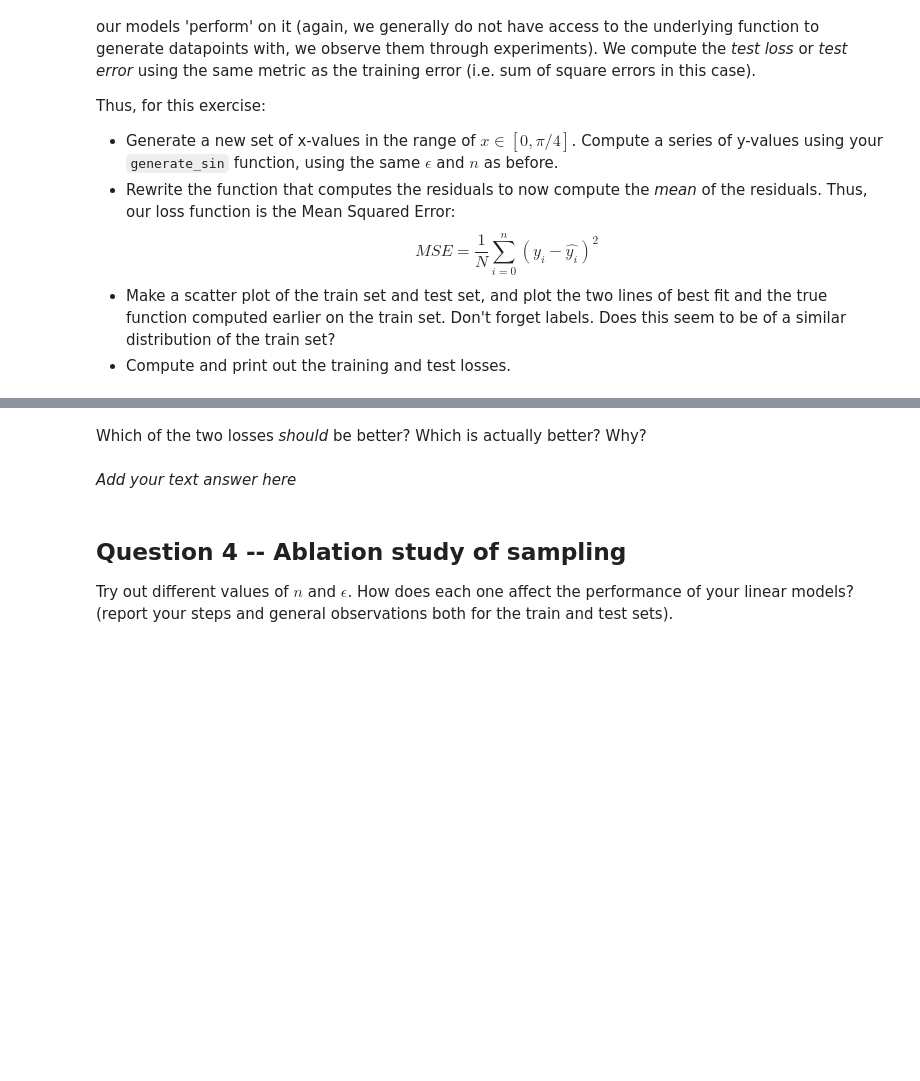
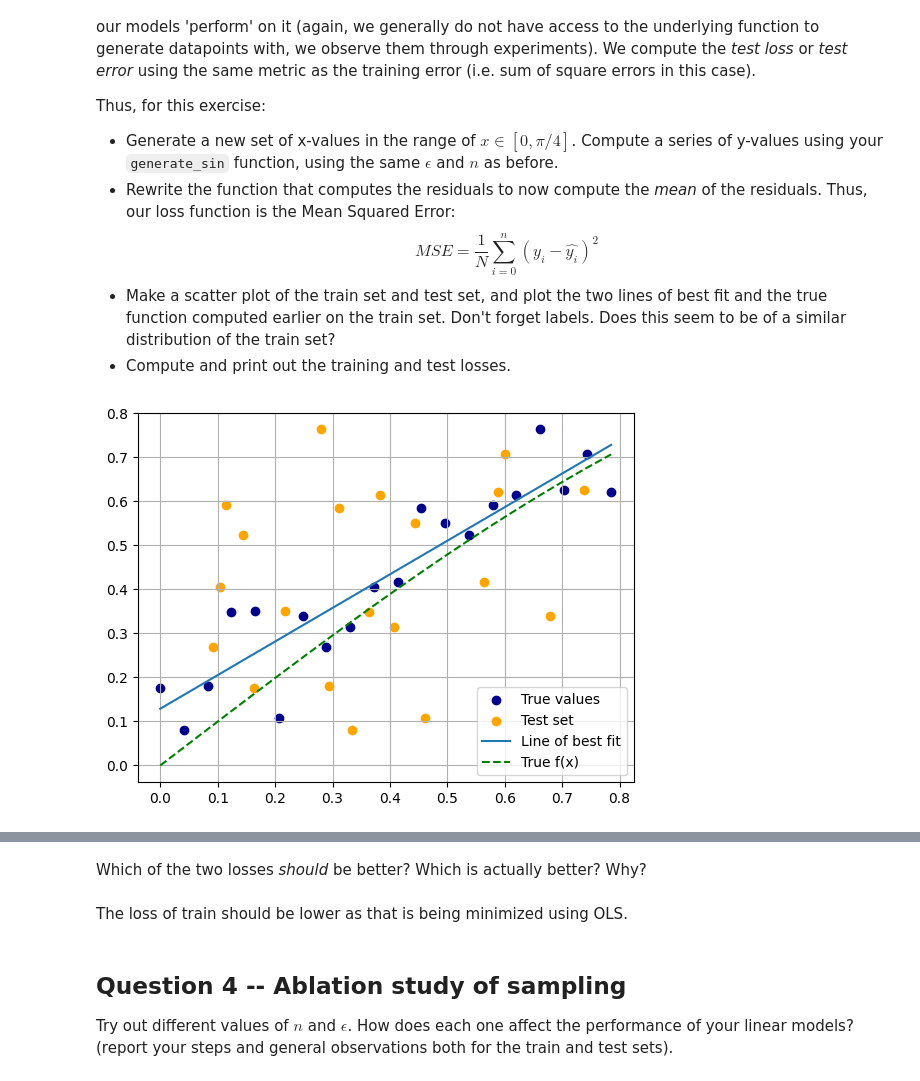
Before and after one commit to mrozalski/TMDL2024, a Jupyter notebook: week1/Assignment_1_Empty.ipynb, the cells around one changed output, grey strips where cells are left out. Drawn from its saved outputs; the diff is of its cells as text; code cells hidden in the pictures; blank space fills up the shorter version.

```diff
--- a/week1/Assignment_1_Empty.ipynb
+++ b/week1/Assignment_1_Empty.ipynb
@@ -69,12 +71,12 @@ x_max=math.pi/4
 epsilon=0.1
 numberObs=20
 
-def generate_sin(x_max, epsilon):
-    return np.sin(np.linspace(0,x_max,num=numberObs))
+def generate_sin(x, epsilon):
+    return np.sin(x)
 
 x = np.linspace(0,x_max,num=numberObs)
 y=[]
-for i in generate_sin(x_max, epsilon):
+for i in generate_sin(x, epsilon):
     error = np.random.normal(0,epsilon)
     y.append(i+error)
 y=np.array(y)
@@ -225,22 +227,32 @@ $$MSE = \frac{1}{N} \sum_{i=0}^{n}(y_i-\hat{y_i})^2$$
 - Compute and print out the training and test losses.
 # %%
 def compute_mse(y_true, y_pred, a, b):
-    # TODO: your code here
+    mse=compute_sos(y_true, y_pred)/y_true.size
     return mse
 
-x_test = ...
-y_test = ...
+x_test=np.random.uniform(0,x_max,20)
+y_test=[]
+for i in generate_sin(x_test, epsilon):
+    error = np.random.normal(0,epsilon)
+    y_test.append(i+error)
+y_test=np.array(y)
 
-plt.scatter(x, y, label="Train set)")
-plt.scatter(x_test, y_test, label="Test set")
+plt.scatter(x,y, label="True values", color="darkblue")
+plt.scatter(x_test, y_test, label="Test set", color="orange")
+plt.plot(x, y_best, label="Line of best fit")
+plt.plot(x, y_correct, label="True f(x)", linestyle="dashed", color="green")
 
-# TODO: plot data, lines of best fit, true function, make it pretty
-...
+plt.grid()
+plt.legend()
+plt.show()
+
 
 
 test_loss = compute_mse(x_test, y_test, a, b)
 train_loss = compute_mse(x, y, a, b)
 
 print("Coefficients: ", (a, b))
 print("Train loss:   ", train_loss)
 print("Test loss:    ", test_loss)
+# %% [output]
+[figure, added]
@@ -247,7 +262,7 @@ print("Test loss:    ", test_loss)
 # %% [markdown]
 Which of the two losses *should* be better? Which is actually better? Why?
 # %% [markdown]
-*Add your text answer here*
+The loss of train should be lower as that is being minimized using OLS.
 # %% [markdown]
 ## Question 4 -- Ablation study of sampling
 
```
Also changed, not shown: parts of 3 cells of this notebook.
